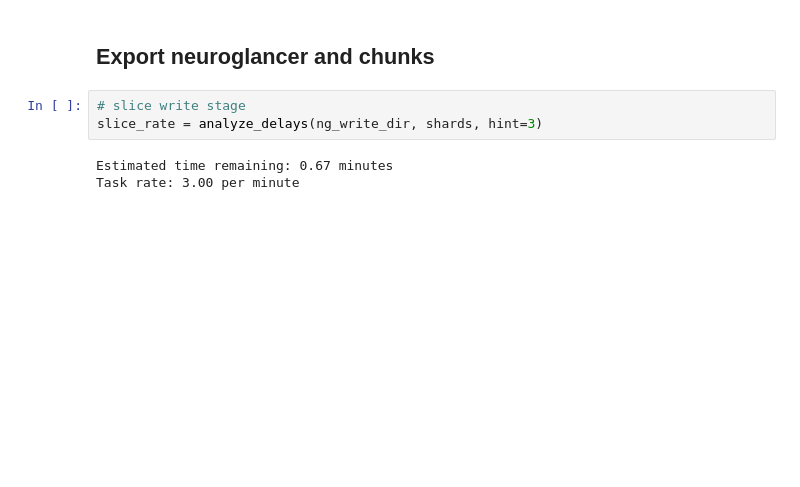
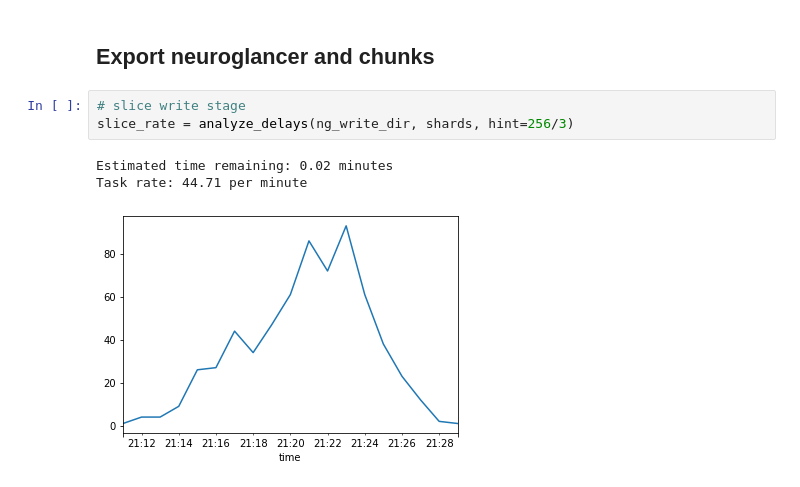
Before and after one commit to clio-janelia/clio_ingest, a Jupyter notebook: clio_report.ipynb, the cells around one changed output. Saved outputs shown, nothing was run; the diff lists cells and outputs as text; blank space fills up the shorter version.

```diff
--- a/clio_report.ipynb
+++ b/clio_report.ipynb
@@ -166,7 +168,8 @@ Task rate: 132.00 per minute
 ## Export neuroglancer and chunks
 # %%
 # slice write stage
-slice_rate = analyze_delays(ng_write_dir, shards, hint=3)
+slice_rate = analyze_delays(ng_write_dir, shards, hint=256/3)
 # %% [output]
-Estimated time remaining: 0.67 minutes
-Task rate: 3.00 per minute
+Estimated time remaining: 0.02 minutes
+Task rate: 44.71 per minute
+[figure, added]
```
Also changed, not shown: parts of 5 cells of this notebook.
